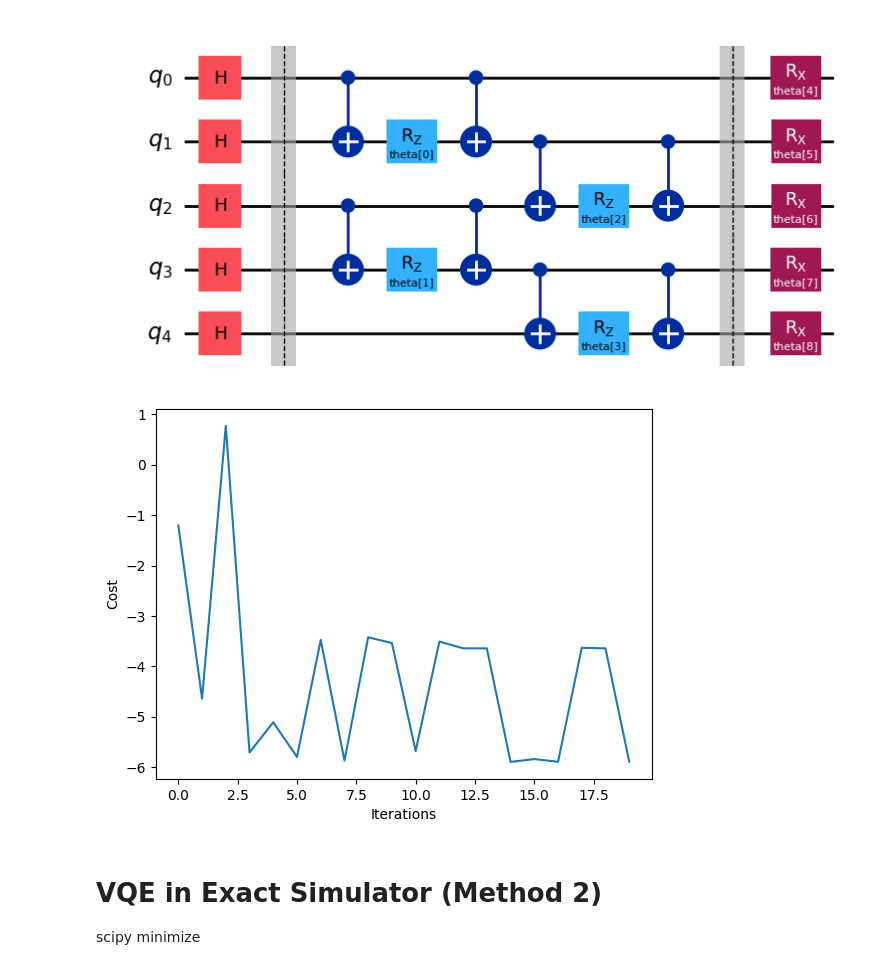
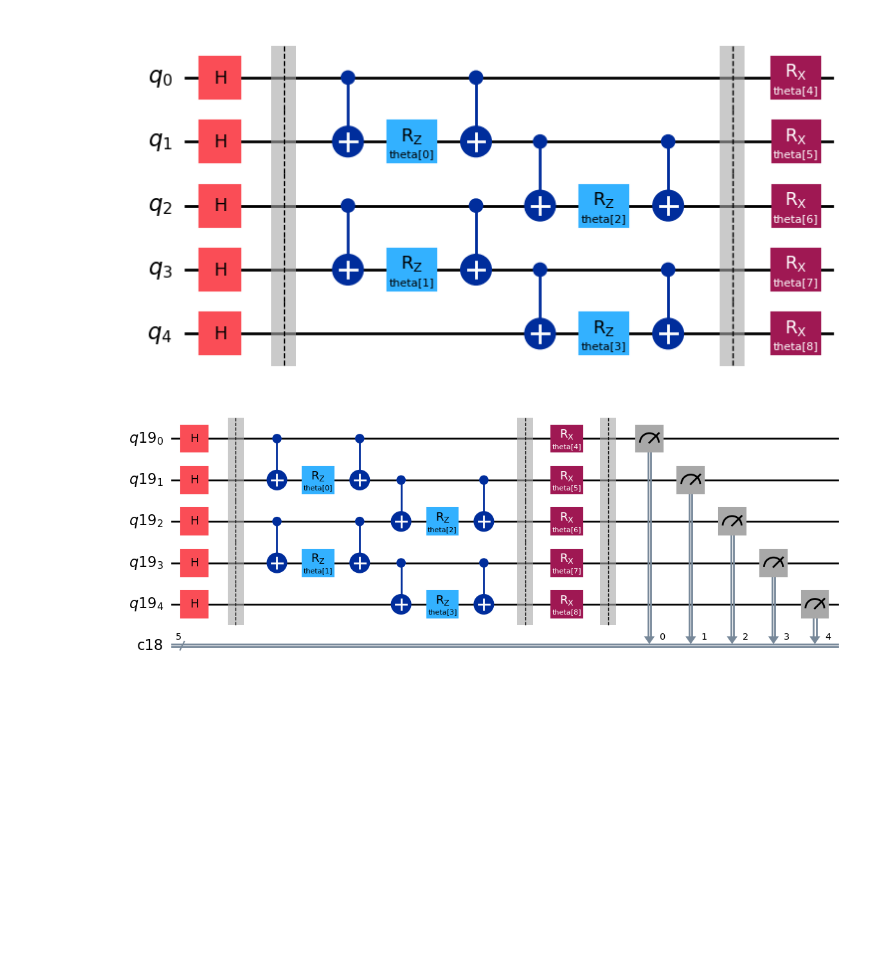
Before and after one commit to BrainConnection/Quantum_Algorithm, a Jupyter notebook: 2. TFIM VQNHE.ipynb, the cells around one changed output. Drawn from its saved outputs; the diff is of its cells as text; code cells hidden in the pictures; blank space fills up the shorter version.

```diff
--- a/2. TFIM VQNHE.ipynb
+++ b/2. TFIM VQNHE.ipynb
@@ -195,14 +148,43 @@ vqe_list = np.array(vqe_list)
-# %%
-import matplotlib.pyplot as plt
-
-fig, ax = plt.subplots()
-ax.plot(step_list, vqe_list)
-ax.set_xlabel("Iterations")
-ax.set_ylabel("Cost")
-plt.draw()
-# %% [output]
-[figure, removed]
-# %% [markdown]
-# VQE in Exact Simulator (Method 2)
-
-scipy minimize
+# %%
+# Ansatz for VQNHE ZZ Measurement
+
+qbit = QuantumRegister(5)
+cbit = ClassicalRegister(5)
+
+ansatz_zz = QuantumCircuit(qbit, cbit)
+
+params = ParameterVector("theta", length=9)
+it = iter(params)
+
+ansatz_zz.h(range(0,5))
+
+ansatz_zz.barrier()
+
+ansatz_zz.cx(0, 1)
+ansatz_zz.cx(2, 3)
+ansatz_zz.rz(next(it), 1)
+ansatz_zz.rz(next(it), 3)
+ansatz_zz.cx(0, 1)
+ansatz_zz.cx(2, 3)
+ansatz_zz.cx(1, 2)
+ansatz_zz.cx(3, 4)
+ansatz_zz.rz(next(it), 2)
+ansatz_zz.rz(next(it), 4)
+ansatz_zz.cx(1, 2)
+ansatz_zz.cx(3, 4)
+
+ansatz_zz.barrier()
+
+ansatz_zz.rx(next(it), 0)
+ansatz_zz.rx(next(it), 1)
+ansatz_zz.rx(next(it), 2)
+ansatz_zz.rx(next(it), 3)
+ansatz_zz.rx(next(it), 4)
+
+ansatz_zz.barrier()
+
+ansatz_zz.measure([0,1,2,3,4], [0,1,2,3,4])
+
+ansatz_zz.draw("mpl")
+# %% [output]
+[figure, added]
```
Also changed, not shown: parts of 183 cells of this notebook.
